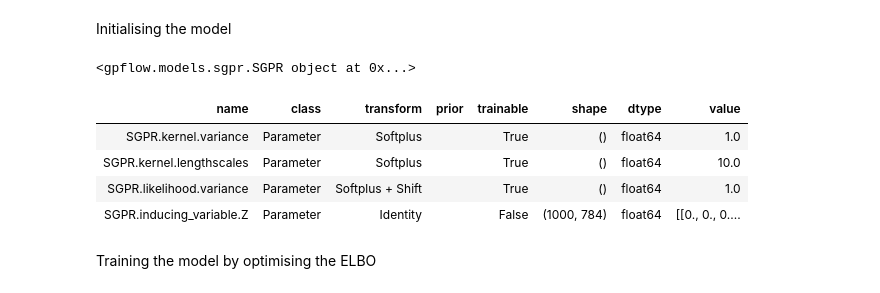
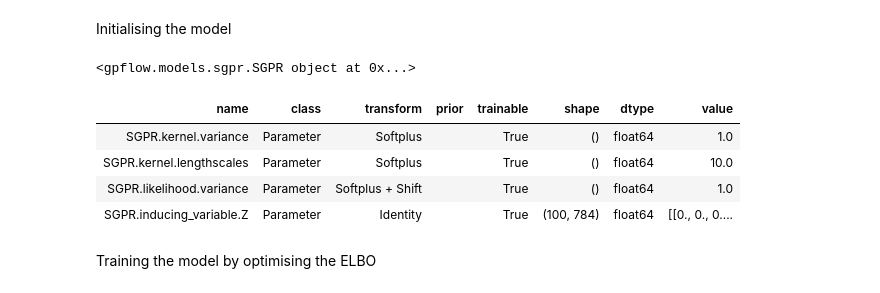
Before and after one commit to hugheshallettj/Mnist_training, a Jupyter notebook: SGPR_mnist.ipynb, the cells around one changed output. Cells and saved outputs as stored; diff of their text form; code cells hidden in the pictures.

```diff
--- a/SGPR_mnist.ipynb
+++ b/SGPR_mnist.ipynb
@@ -72,7 +73,7 @@ def load_1D_dataset(N_total=200, test_set_proportion=0.2):
     return  X_train, X_test, Y_train, Y_test
 # %%
 
-def load_dataset(dataset="1D"):
+def load_dataset(dataset="1D", y_hot_encoding=True):
     """
     Dataset loading utility function.
 
@@ -122,7 +123,7 @@ def load_dataset(dataset="1D"):
 
     N = len(y_train)
 
-    if dataset== "breast" or "iris" or "digits" or "mnist":
+    if (dataset=="breast" or "iris" or "digits" or "mnist") and y_hot_encoding==True:
 
         C = len(unique_labels(y_train))
         y_hot = np.zeros((N, C))
@@ -140,13 +141,3 @@ def load_dataset(dataset="1D"):
         D = len(x_train[0])
 
         return x_train, x_test, y_train, y_test
-
-
-x_train, x_test, y_train, y_test = load_dataset(dataset="mnist")
-
-plt.imshow(x_train[1].reshape(28, 28), cmap='gray')
-plt.show()
-
-print(type(y_train[1]))
-print(type(x_train[1]))
-print(type(x_train[1,1]))
@@ -190,7 +208,7 @@ Initialising the model
 # %%
 
 #* Number of inducing points
-M = 1000
+M = 100
 
 #* Random initialisation of inducing points
 Z_SGPR = x_train[:M, :].copy()
@@ -210,38 +228,37 @@ m = gpflow.models.SGPR(
     data=(x_train, y_train),
     inducing_variable=Z_SGPR,
     kernel=kernel,
-    # num_latent_gps=C  #-- apparently this is not necessary for the model (see the source code if you want to see why)
     )
 
 
 #* Set trainable parameters
-gpflow.set_trainable(m.inducing_variable, False)
+gpflow.set_trainable(m.inducing_variable, True)
 
 #* Pick value for jitter
 jitter = 1e-3
 gpflow.config.set_default_jitter(jitter)
 
 
 #* Initialise hyperparams
 var_y = 1
 var_f = var_y
 kappa = 1
 var_n = var_f / kappa
 
 m.likelihood.variance.assign(var_n)
 m.kernel.variance.assign(var_y)
 m.kernel.lengthscales.assign(10)
 
 
 
 m
 # %% [output]
 <gpflow.models.sgpr.SGPR object at 0x...>
 | name | class | transform | prior | trainable | shape | dtype | value |
 | SGPR.kernel.variance | Parameter | Softplus |  | True | () | float64 | 1.0 |
 | SGPR.kernel.lengthscales | Parameter | Softplus |  | True | () | float64 | 10.0 |
 | SGPR.likelihood.variance | Parameter | Softplus + Shift |  | True | () | float64 | 1.0 |
-| SGPR.inducing_variable.Z | Parameter | Identity |  | False | (1000, 784) | float64 | [[0., 0., 0.... |
+| SGPR.inducing_variable.Z | Parameter | Identity |  | True | (100, 784) | float64 | [[0., 0., 0.... |
 # %% [markdown]
 Training the model by optimising the ELBO
 # %%
```
Also changed, not shown: parts of 29 cells of this notebook, 6 other files.
